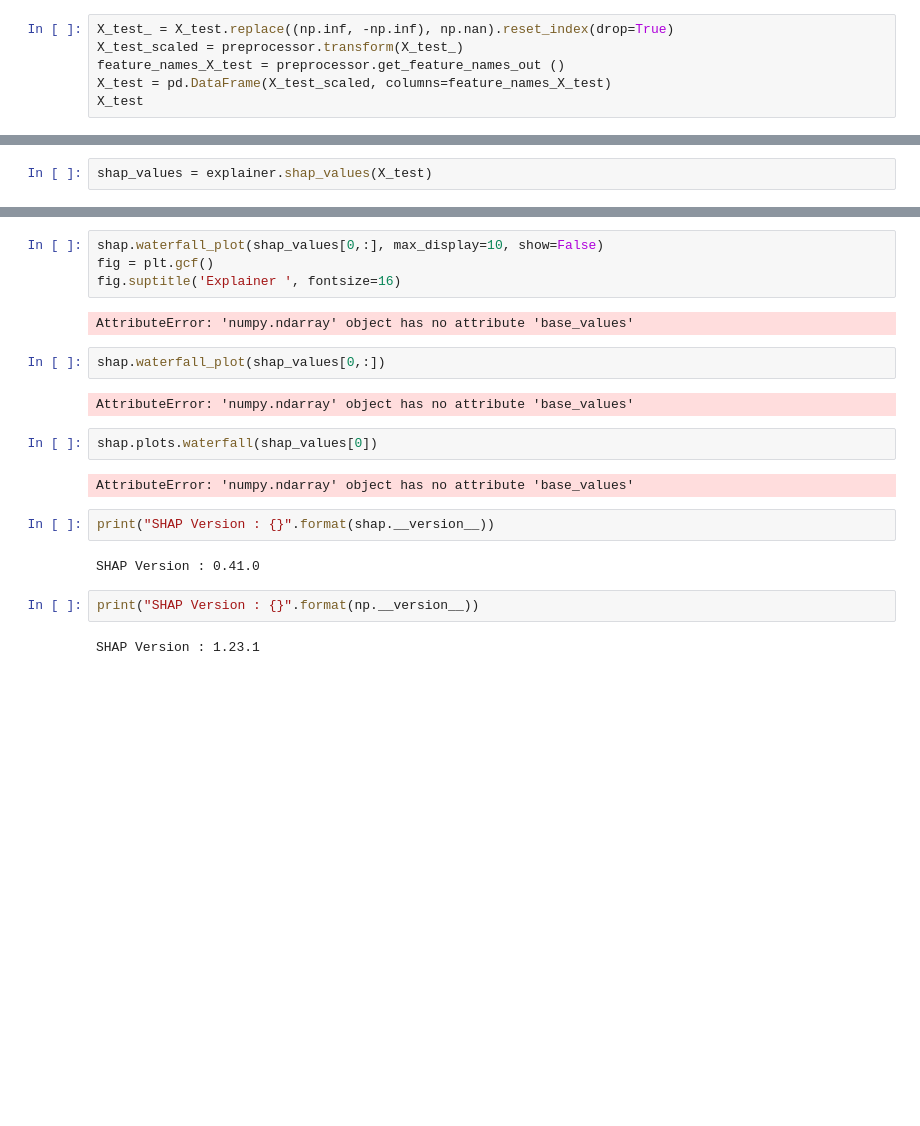
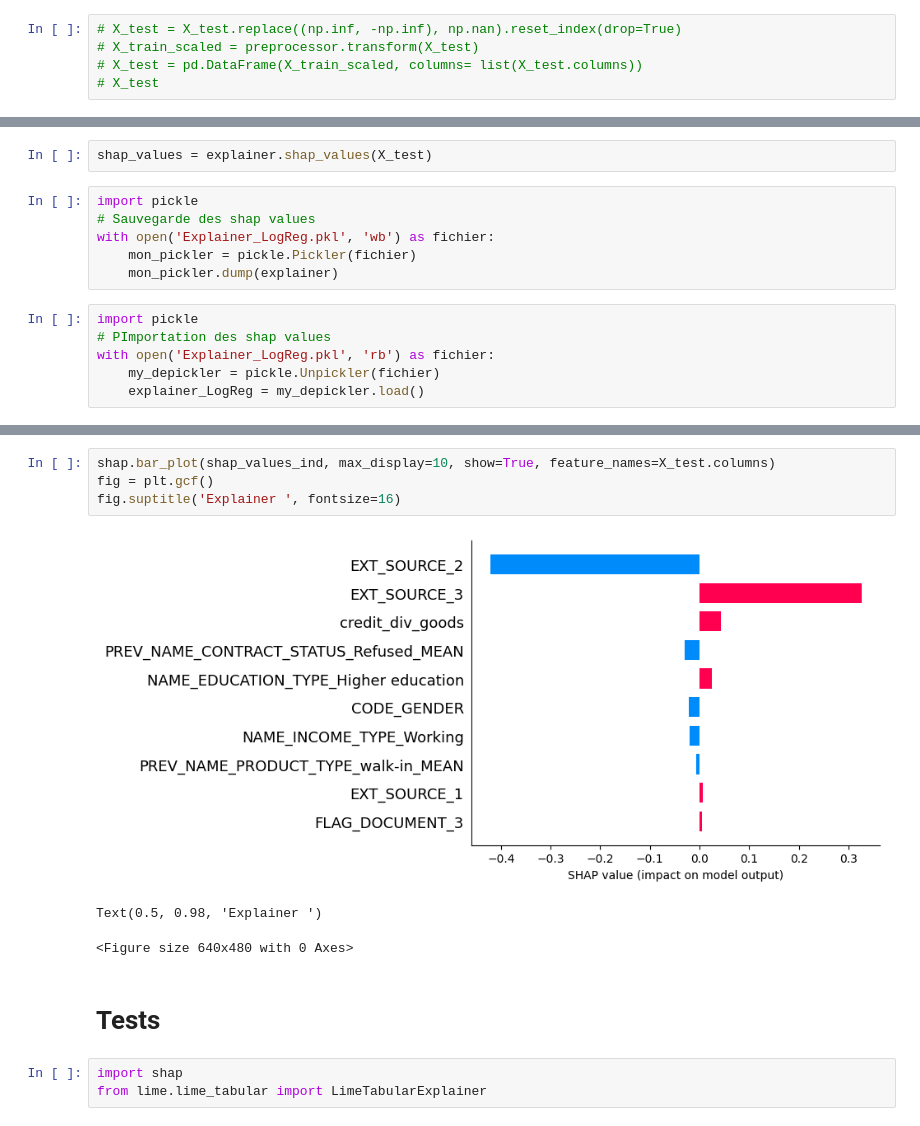
Before and after one commit to DaiTensa/projetscoring, a Jupyter notebook: notebook/04_Explainer.ipynb, the cells around one changed output, grey strips where cells are left out. Saved outputs shown, nothing was run; the diff lists cells and outputs as text; blank space fills up the shorter version.

```diff
--- a/notebook/04_Explainer.ipynb
+++ b/notebook/04_Explainer.ipynb
@@ -52,6 +110,5 @@ X_train
 # %%
-X_test_ = X_test.replace((np.inf, -np.inf), np.nan).reset_index(drop=True)
-X_test_scaled = preprocessor.transform(X_test_)
-feature_names_X_test = preprocessor.get_feature_names_out ()
-X_test = pd.DataFrame(X_test_scaled, columns=feature_names_X_test)
-X_test
+# X_test = X_test.replace((np.inf, -np.inf), np.nan).reset_index(drop=True)
+# X_train_scaled = preprocessor.transform(X_test)
+# X_test = pd.DataFrame(X_train_scaled, columns= list(X_test.columns))
+# X_test
@@ -109,2 +117,14 @@ Index(['num_pipeline__CODE_GENDER', 'num_pipeline__FLAG_OWN_CAR',
 # %%
 shap_values = explainer.shap_values(X_test)
+# %%
+import pickle
+# Sauvegarde des shap values
+with open('Explainer_LogReg.pkl', 'wb') as fichier:
+    mon_pickler = pickle.Pickler(fichier)
+    mon_pickler.dump(explainer)
+# %%
+import pickle
+# PImportation des shap values
+with open('Explainer_LogReg.pkl', 'rb') as fichier:
+    my_depickler = pickle.Unpickler(fichier)
+    explainer_LogReg = my_depickler.load()
@@ -117,22 +234,13 @@ ValueError: The truth value of an array with more than one element is ambiguous.
 # %%
-shap.waterfall_plot(shap_values[0,:], max_display=10, show=False)
+shap.bar_plot(shap_values_ind, max_display=10, show=True, feature_names=X_test.columns)
 fig = plt.gcf()
 fig.suptitle('Explainer ', fontsize=16)
 # %% [output]
+[figure, added]
-AttributeError: 'numpy.ndarray' object has no attribute 'base_values'
+Text(0.5, 0.98, 'Explainer ')
+<Figure size 640x480 with 0 Axes>
-# %%
-shap.waterfall_plot(shap_values[0,:])
-# %% [output]
-AttributeError: 'numpy.ndarray' object has no attribute 'base_values'
-# %%
-shap.plots.waterfall(shap_values[0])
-# %% [output]
-AttributeError: 'numpy.ndarray' object has no attribute 'base_values'
-# %%
-print("SHAP Version : {}".format(shap.__version__))
-# %% [output]
-SHAP Version : 0.41.0
-# %%
-print("SHAP Version : {}".format(np.__version__))
-# %% [output]
-SHAP Version : 1.23.1
+# %% [markdown]
+# Tests
+# %%
+import shap
+from lime.lime_tabular import LimeTabularExplainer
```
Also changed, not shown: parts of 58 cells of this notebook, 11 other files.
